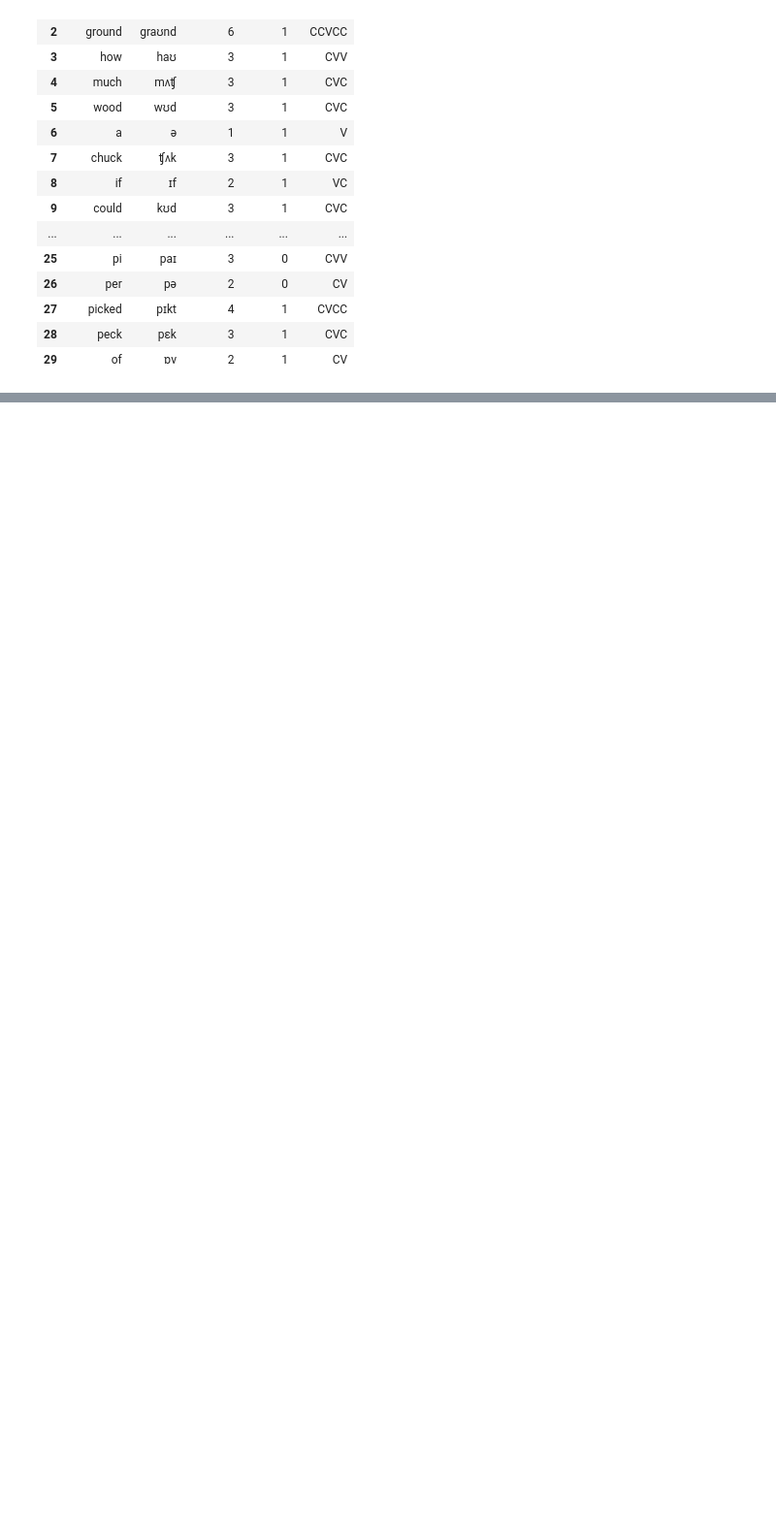
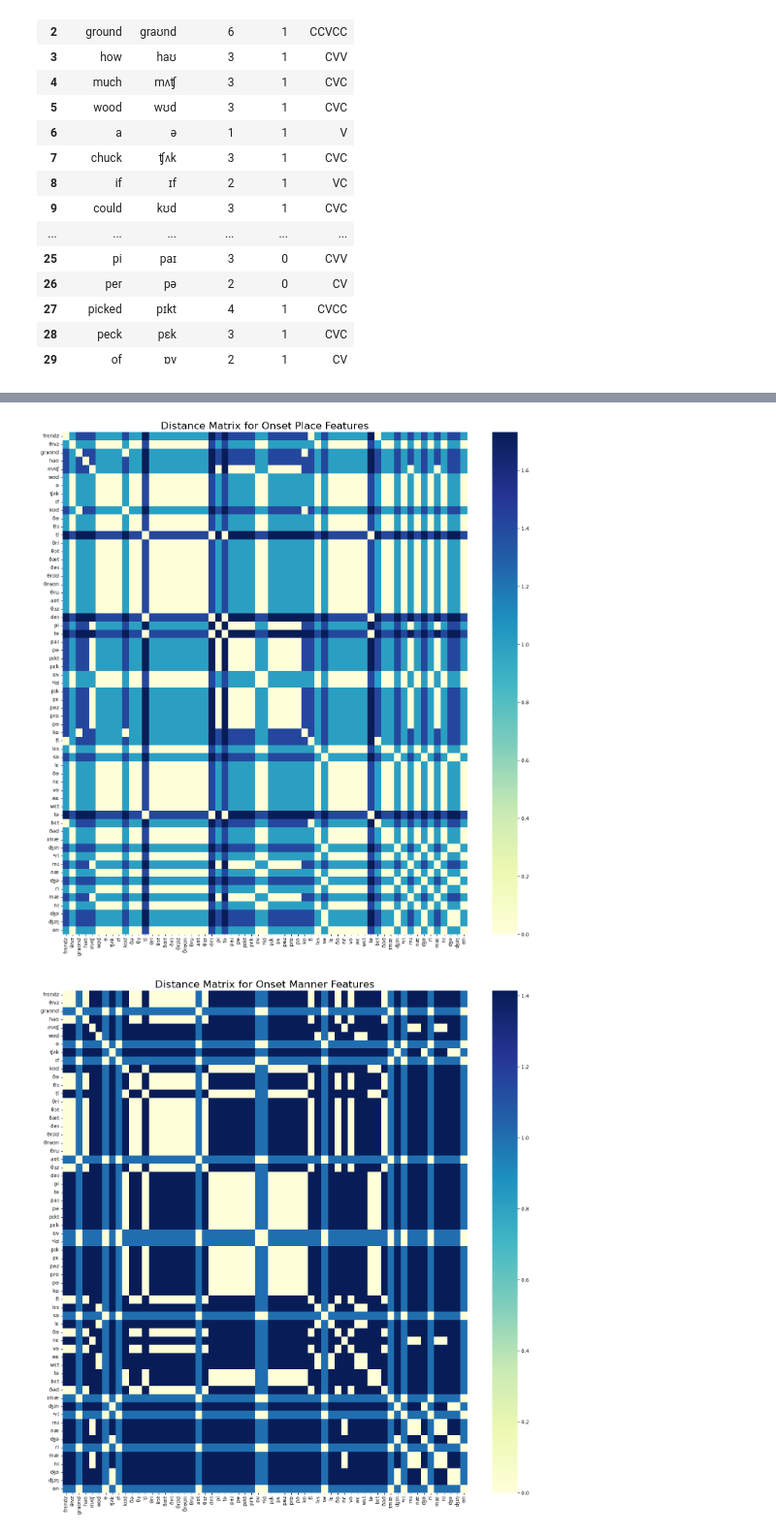
Before and after one commit to AmandaGiselleLily/TongueTwister, a Jupyter notebook: Analysis/syllable_pairs.ipynb, the cells around one changed output, grey strips where cells are left out. Shown at 97% size. Cells and saved outputs as stored; diff of their text form; code cells hidden in the pictures; blank space fills up the shorter version.

Commit message:
plot heatmaps

```diff
--- a/Analysis/syllable_pairs.ipynb
+++ b/Analysis/syllable_pairs.ipynb
@@ -43,0 +86,5 @@ UnboundLocalError: cannot access local variable 'nucleus' where it is not associ
+# %%
+vowel_place = []
+
+for i in range(len(stimuli["syll_IPA"])):
+    vowel_place.append(sv.syllable_vector(stimuli["syll_IPA"][i], "N_P_N"))
@@ -43,0 +144,15 @@ UnboundLocalError: cannot access local variable 'nucleus' where it is not associ
+# %%
+def vector_distance(vector1, vector2):
+    return np.linalg.norm(np.array(vector1) - np.array(vector2))
+# %%
+def distances_matrix(vectors):
+    n = len(vectors)
+    distance_matrix = np.zeros((n, n))
+
+    for i in range(n):
+        for j in range(n):
+            distance_matrix[i][j] = vector_distance(vectors[i], vectors[j])
+
+    return distance_matrix
+# %%
+phonetic_features_list = [onset_place, onset_manner,  vowel_place, vowel_manner, vowel_identity, coda_place, coda_manner,  onset_cluster, coda_cluster]
@@ -43,0 +161,14 @@ UnboundLocalError: cannot access local variable 'nucleus' where it is not associ
+# %%
+import matplotlib.pyplot as plt
+
+
+for i in range(len(phonetic_features_list)):
+
+    plt.figure(figsize=(18, 18))
+
+    plt.title(f"Distance Matrix for {phonetic_titles[i]} Features", fontsize=20)
+
+    ax = sns.heatmap(distances_matrix(phonetic_features_list[i]), xticklabels=stimuli["syll_IPA"], yticklabels=stimuli["syll_IPA"], cmap="YlGnBu", annot=False, fmt=".2f")
+# %% [output]
+[figure, added]
+[figure, added]
```
Also changed, not shown: parts of 10 cells of this notebook, 4 other files.
